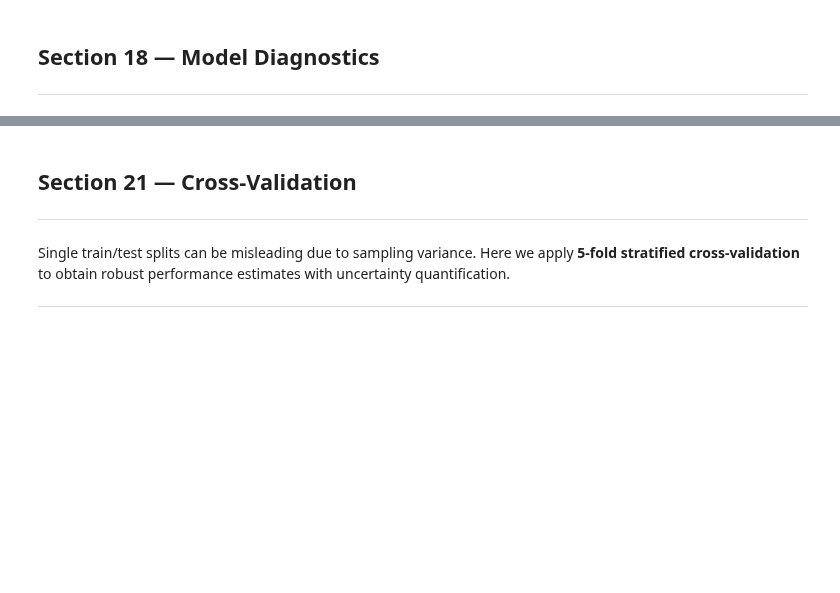
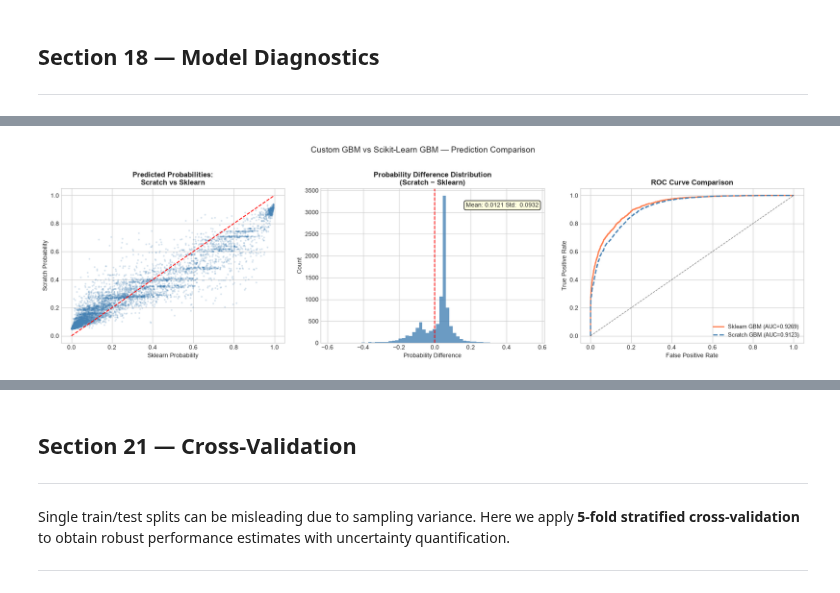
Before and after one commit to FranklinNwankwo/Implementing_Machine_learning_Algorithms_from_First_Principles, a Jupyter notebook: 1. Supervised_Learning/5. gradient_boosting_adult_census_income/notebook/Gradient_Boosting (Adult_Census_Income).ipynb, the cells around one changed output, grey strips where cells are left out. Drawn from its saved outputs; the diff is of its cells as text; code cells hidden in the pictures; blank space fills up the shorter version.

```diff
--- a/1. Supervised_Learning/5. gradient_boosting_adult_census_income/notebook/Gradient_Boosting (Adult_Census_Income).ipynb
+++ b/1. Supervised_Learning/5. gradient_boosting_adult_census_income/notebook/Gradient_Boosting (Adult_Census_Income).ipynb
@@ -1191,0 +1236,8 @@ print(df_encoded[CATEGORICAL_FEATURES].head(3).to_string())
+# %%
+# Feature Matrix and Label Vector — still raw strings for categoricals
+FEATURE_COLS: List[str] = NUMERICAL_FEATURES + CATEGORICAL_FEATURES
+df_features = df[FEATURE_COLS].copy()
+y: np.ndarray = df["income_binary"].values.astype(np.float64)
+
+print(f"Feature frame shape: {df_features.shape}")
+print(f"Label vector shape:  {y.shape}")
@@ -1194,12 +1347,2 @@ print(df_encoded[CATEGORICAL_FEATURES].head(3).to_string())
 
 ---
-# %%
-# ── 13.4 Feature Matrix and Label Vector ────────────────────
-FEATURE_COLS: List[str] = NUMERICAL_FEATURES + CATEGORICAL_FEATURES
-
-X: np.ndarray = df_encoded[FEATURE_COLS].values.astype(np.float64)
-y: np.ndarray = df_encoded["income_binary"].values.astype(np.float64)
-
-print(f"Feature matrix shape: {X.shape}")
-print(f"Label vector shape:   {y.shape}")
-print(f"Feature names ({len(FEATURE_COLS)}): {FEATURE_COLS}")
@@ -2696,0 +2704,45 @@ Our custom GBM achieves performance within ~1% AUC of the optimised XGBoost/Ligh
+# %%
+# Compare predicted probabilities (scatter)
+fig, axes = plt.subplots(1, 3, figsize=(18, 5))
+
+# Scatter: scratch vs sklearn probabilities
+axes[0].scatter(sklearn_probs, gbm_scratch.predict_proba(X_test)[:, 1],
+                alpha=0.15, s=4, color="steelblue")
+axes[0].plot([0, 1], [0, 1], "r--", linewidth=1.5)
+axes[0].set_title("Predicted Probabilities:\nScratch vs Sklearn", fontsize=12, fontweight="bold")
+axes[0].set_xlabel("Sklearn Probability", fontsize=10)
+axes[0].set_ylabel("Scratch Probability", fontsize=10)
+
+# Histogram of probability differences
+prob_diff = gbm_scratch.predict_proba(X_test)[:, 1] - sklearn_probs
+axes[1].hist(prob_diff, bins=60, color="steelblue", edgecolor="none", alpha=0.8)
+axes[1].axvline(0, color="red", linestyle="--", linewidth=1.5)
+axes[1].set_title("Probability Difference Distribution\n(Scratch − Sklearn)", fontsize=12, fontweight="bold")
+axes[1].set_xlabel("Probability Difference", fontsize=10)
+axes[1].set_ylabel("Count", fontsize=10)
+
+mean_diff = prob_diff.mean()
+std_diff  = prob_diff.std()
+axes[1].text(0.65, 0.88, f"Mean: {mean_diff:.4f} Std:  {std_diff:.4f}",
+             transform=axes[1].transAxes, fontsize=10,
+             bbox=dict(boxstyle="round,pad=0.3", facecolor="lightyellow"))
+
+# Dual ROC curves
+fpr_sk, tpr_sk, _ = roc_curve(y_test, sklearn_probs)
+fpr_sc, tpr_sc, _ = roc_curve(y_test, gbm_scratch.predict_proba(X_test)[:, 1])
+
+axes[2].plot(fpr_sk, tpr_sk, label=f"Sklearn GBM (AUC={roc_auc_score(y_test, sklearn_probs):.4f})",
+             color="coral", linewidth=2)
+axes[2].plot(fpr_sc, tpr_sc, label=f"Scratch GBM (AUC={roc_auc_score(y_test, gbm_scratch.predict_proba(X_test)[:,1]):.4f})",
+             color="steelblue", linewidth=2, linestyle="--")
+axes[2].plot([0, 1], [0, 1], "k--", linewidth=1, alpha=0.5)
+axes[2].set_title("ROC Curve Comparison", fontsize=12, fontweight="bold")
+axes[2].set_xlabel("False Positive Rate", fontsize=10)
+axes[2].set_ylabel("True Positive Rate", fontsize=10)
+axes[2].legend(fontsize=9)
+
+plt.suptitle("Custom GBM vs Scikit-Learn GBM — Prediction Comparison", fontsize=14, y=1.02)
+plt.tight_layout()
+plt.show()
+# %% [output]
+[figure, added]
```
Also changed, not shown: parts of 117 cells of this notebook, 10 other files.
